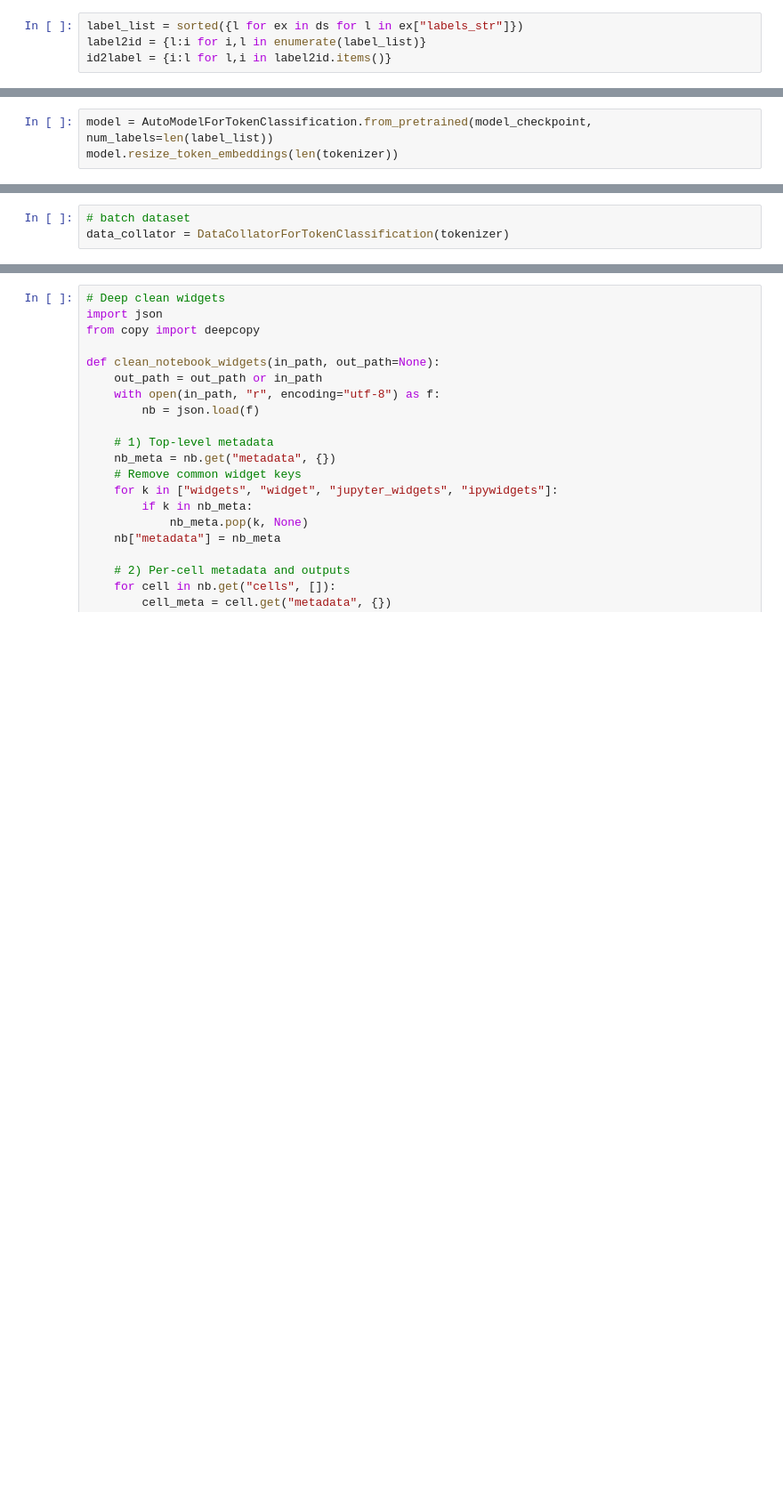
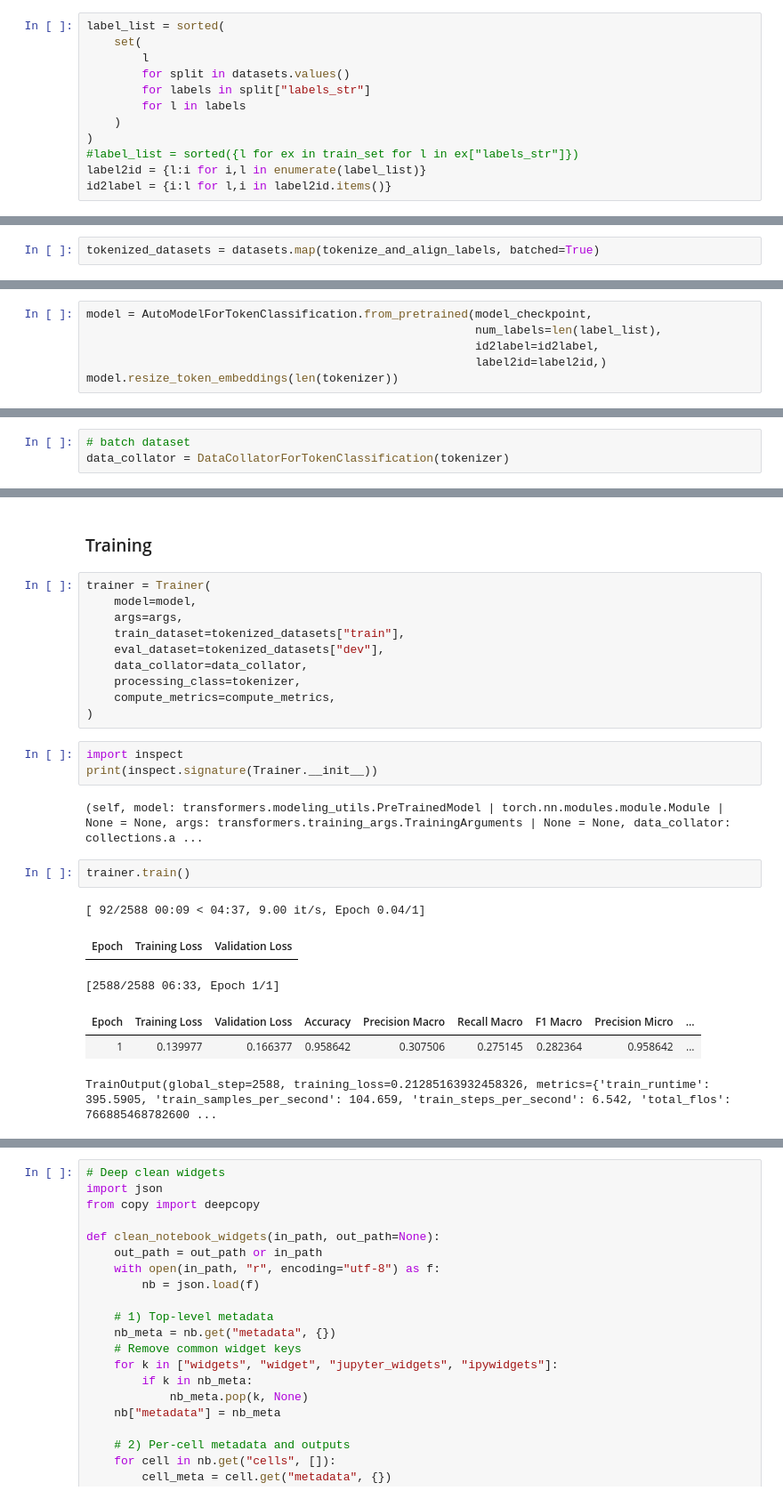
Before and after one commit to amee342/semantic_role_labeling, a Jupyter notebook: bert_finetuning.ipynb, the cells around one changed output, grey strips where cells are left out. Shown at 89% size. Cells and saved outputs as stored; diff of their text form; blank space fills up the shorter version.

Commit message:
model training

```diff
--- a/bert_finetuning.ipynb
+++ b/bert_finetuning.ipynb
@@ -287,4 +286,12 @@ ds = ds.rename_column("labels", "labels_str")
 # %%
-label_list = sorted({l for ex in ds for l in ex["labels_str"]})
+label_list = sorted(
+    set(
+        l
+        for split in datasets.values()
+        for labels in split["labels_str"]
+        for l in labels
+    )
+)
+#label_list = sorted({l for ex in train_set for l in ex["labels_str"]})
 label2id = {l:i for i,l in enumerate(label_list)}
 id2label = {i:l for l,i in label2id.items()}
@@ -321,0 +354,2 @@ Instance 19:[CLS] i ' m staying away from the stock . [SEP] i ' m staying [SEP]
+# %%
+tokenized_datasets = datasets.map(tokenize_and_align_labels, batched=True)
@@ -322,6 +408,9 @@ Instance 19:[CLS] i ' m staying away from the stock . [SEP] i ' m staying [SEP]
 # %% [markdown]
 ## Fine Tune Model
 # %%
-model = AutoModelForTokenClassification.from_pretrained(model_checkpoint, num_labels=len(label_list))
+model = AutoModelForTokenClassification.from_pretrained(model_checkpoint,
+                                                        num_labels=len(label_list),
+                                                        id2label=id2label,
+                                                        label2id=label2id,)
 model.resize_token_embeddings(len(tokenizer))
 # %% [output]
@@ -386,0 +492,26 @@ tokenized_ds = ds.map(tokenize_and_align_labels, batched=True)
+# %% [markdown]
+### Training
+# %%
+trainer = Trainer(
+    model=model,
+    args=args,
+    train_dataset=tokenized_datasets["train"],
+    eval_dataset=tokenized_datasets["dev"],
+    data_collator=data_collator,
+    processing_class=tokenizer,
+    compute_metrics=compute_metrics,
+)
+# %%
+import inspect
+print(inspect.signature(Trainer.__init__))
+# %% [output]
+(self, model: transformers.modeling_utils.PreTrainedModel | torch.nn.modules.module.Module | None = None, args: transformers.training_args.TrainingArguments | None = None, data_collator: collections.a ...
+# %%
+trainer.train()
+# %% [output]
+[ 92/2588 00:09 < 04:37, 9.00 it/s, Epoch 0.04/1]
+| Epoch | Training Loss | Validation Loss |
+[2588/2588 06:33, Epoch 1/1]
+| Epoch | Training Loss | Validation Loss | Accuracy | Precision Macro | Recall Macro | F1 Macro | Precision Micro | ... |
+| 1 | 0.139977 | 0.166377 | 0.958642 | 0.307506 | 0.275145 | 0.282364 | 0.958642 | ... |
+TrainOutput(global_step=2588, training_loss=0.21285163932458326, metrics={'train_runtime': 395.5905, 'train_samples_per_second': 104.659, 'train_steps_per_second': 6.542, 'total_flos': 766885468782600 ...
```
Also changed, not shown: parts of 43 cells of this notebook.
